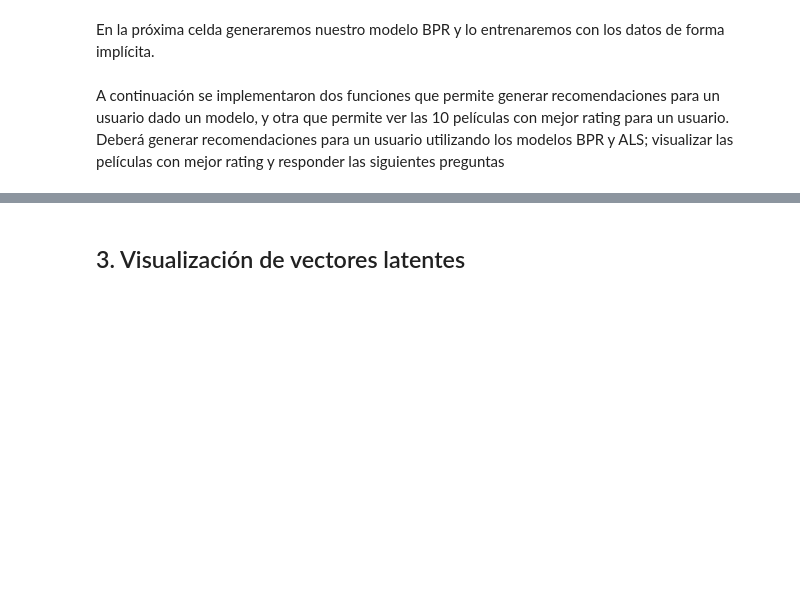
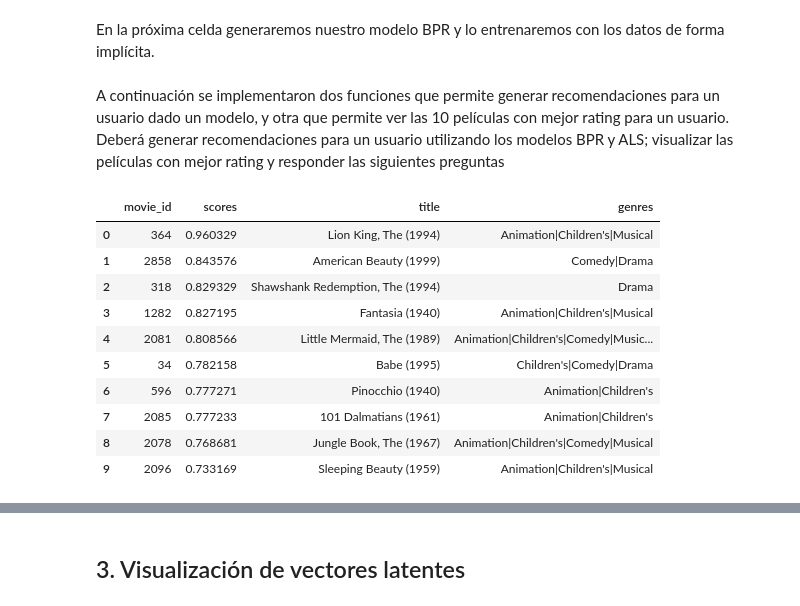
Before and after one commit to ecaminero/recommendation-sys, a Jupyter notebook: recsys-labs/assignment-2/Homework.ipynb, the cells around one changed output, grey strips where cells are left out. Saved outputs shown, nothing was run; the diff lists cells and outputs as text; code cells hidden in the pictures; blank space fills up the shorter version.

```diff
--- a/recsys-labs/assignment-2/Homework.ipynb
+++ b/recsys-labs/assignment-2/Homework.ipynb
@@ -230,31 +324,43 @@ A continuación se implementaron dos funciones que permite generar recomendacion
 # %%
 # Don't change this cell
 def recommend(user_id, model, items, movies, movie_map):
     recommendations = model.recommend(user_id, items)
     df_data = {
         'movie_id': [],
         'scores': []
     }
 
     for movie_id, score in recommendations:
         df_data['movie_id'].append(movie_map[movie_id])
         df_data['scores'].append(score)
 
     df = pd.DataFrame(data=df_data)
     df = df.merge(movies, on=['movie_id'], how='inner')
 
     return df
 
 def show_user(user_id, ratings, movies, movie_map, user_map):
     user_id = user_map[user_id]
     df = ratings[ ratings['user_id'] == user_id].sort_values(['rating'], ascending=False)
     df = df.merge(movies, on=['movie_id'], how='inner')
     return df[:10]
 
 # Usage example
 #
-# user_id = 0
-# recommend(user_id, als_model, items, movies, int_to_movie)
-# show_user(user_id, ratings, movies, int_to_movie, int_to_user)
+user_id = 0
+recommend(user_id, als_model, items, movies, int_to_movie)
+#show_user(user_id, ratings, movies, int_to_movie, int_to_user)
+# %% [output]
+|  | movie_id | scores | title | genres |
+| 0 | 364 | 0.960329 | Lion King, The (1994) | Animation|Children's|Musical |
+| 1 | 2858 | 0.843576 | American Beauty (1999) | Comedy|Drama |
+| 2 | 318 | 0.829329 | Shawshank Redemption, The (1994) | Drama |
+| 3 | 1282 | 0.827195 | Fantasia (1940) | Animation|Children's|Musical |
+| 4 | 2081 | 0.808566 | Little Mermaid, The (1989) | Animation|Children's|Comedy|Music... |
+| 5 | 34 | 0.782158 | Babe (1995) | Children's|Comedy|Drama |
+| 6 | 596 | 0.777271 | Pinocchio (1940) | Animation|Children's |
+| 7 | 2085 | 0.777233 | 101 Dalmatians (1961) | Animation|Children's |
+| 8 | 2078 | 0.768681 | Jungle Book, The (1967) | Animation|Children's|Comedy|Musical |
+| 9 | 2096 | 0.733169 | Sleeping Beauty (1959) | Animation|Children's|Musical |
 # %%
 # TODO: Code your answer
```
Also changed, not shown: parts of 29 cells of this notebook, 6 other files.
